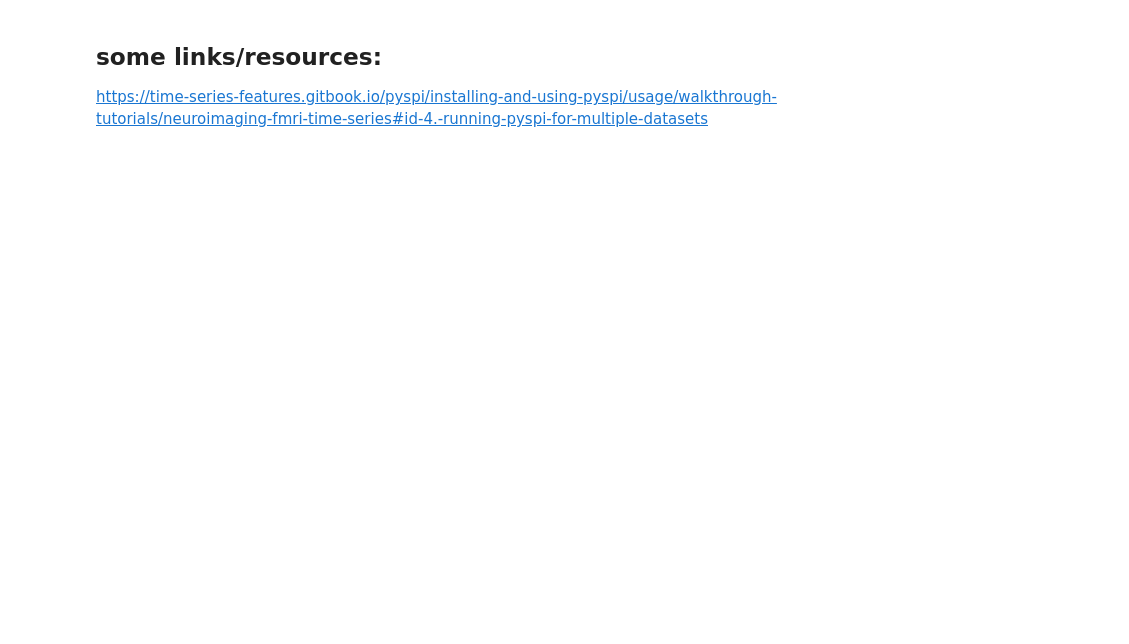
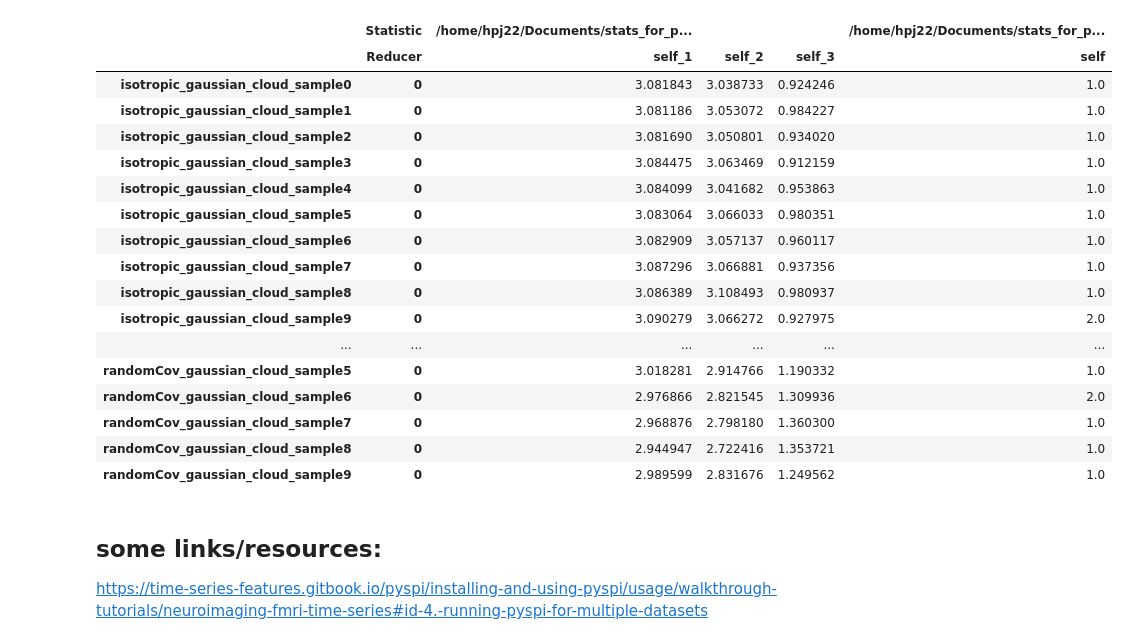
Before and after one commit to garry-cotton/pyss, a Jupyter notebook: working_analyses/hjResearch_2025/notebooks/testing_summary_stats/eda_jun2025.ipynb, the cells around one changed output. Saved outputs shown, nothing was run; the diff lists cells and outputs as text; code cells hidden in the pictures; blank space fills up the shorter version.

Commit message:
adding distance distribution stats

```diff
--- a/working_analyses/hjResearch_2025/notebooks/testing_summary_stats/eda_jun2025.ipynb
+++ b/working_analyses/hjResearch_2025/notebooks/testing_summary_stats/eda_jun2025.ipynb
@@ -25,4 +43,32 @@ cfg = Config.from_yaml(my_config_name, my_config_yaml)
+# %%
+## right now just do one --> expand code to parse all the objects in the synthetic_data dir
+
+filename_dict = {}
+
+for dataset_type in ['isotropic_gaussian_cloud', 'randomCov_gaussian_cloud']:
+
+    n_sample = 1000
+    n_feature = 10
+    base_dir = os.path.join(project_root,'data','synthetic_data',dataset_type,f'N{n_sample}_P{n_feature}')
+    # subfolder_path = os.path.join(base_dir,'k3_std1.0')
+    subfolder_path = base_dir
+
+    meta_file = os.path.join(subfolder_path, "meta.csv")
+    meta_df = pd.read_csv(meta_file)
+
+    ## change this to take sample_num from meta_df:
+    filename_dict[dataset_type] = {v.split('_')[0] : os.path.join(subfolder_path,v) for v in meta_df['filename']}
+# %%
+flat = {f"{k}_{sk}": sv for k, v in filename_dict.items() for sk, sv in v.items()}
 # %%
-calc = Calculator(df)
-calc.compute(cfg)
-results = calc.results
+res_dict = {}
+
+for sample_file in flat.keys():
+
+    sample_X = np.load(flat[sample_file])
+
+    calc = Calculator(sample_X)
+    calc.compute(cfg)
+    results = calc.results
+
+    res_dict[sample_file] = results
@@ -29,5 +100,24 @@ results = calc.results
 # %%
-results.T
+pd.concat(res_dict)
+# %% [output]
+|  | Statistic | /home/hpj22/Documents/stats_for_p... |  |  | /home/hpj22/Documents/stats_for_p... |
+|  | Reducer | self_1 | self_2 | self_3 | self |
+| isotropic_gaussian_cloud_sample0 | 0 | 3.081843 | 3.038733 | 0.924246 | 1.0 |
+| isotropic_gaussian_cloud_sample1 | 0 | 3.081186 | 3.053072 | 0.984227 | 1.0 |
+| isotropic_gaussian_cloud_sample2 | 0 | 3.081690 | 3.050801 | 0.934020 | 1.0 |
+| isotropic_gaussian_cloud_sample3 | 0 | 3.084475 | 3.063469 | 0.912159 | 1.0 |
+| isotropic_gaussian_cloud_sample4 | 0 | 3.084099 | 3.041682 | 0.953863 | 1.0 |
+| isotropic_gaussian_cloud_sample5 | 0 | 3.083064 | 3.066033 | 0.980351 | 1.0 |
+| isotropic_gaussian_cloud_sample6 | 0 | 3.082909 | 3.057137 | 0.960117 | 1.0 |
+| isotropic_gaussian_cloud_sample7 | 0 | 3.087296 | 3.066881 | 0.937356 | 1.0 |
+| isotropic_gaussian_cloud_sample8 | 0 | 3.086389 | 3.108493 | 0.980937 | 1.0 |
+| isotropic_gaussian_cloud_sample9 | 0 | 3.090279 | 3.066272 | 0.927975 | 2.0 |
+| ... | ... | ... | ... | ... | ... |
+| randomCov_gaussian_cloud_sample5 | 0 | 3.018281 | 2.914766 | 1.190332 | 1.0 |
+| randomCov_gaussian_cloud_sample6 | 0 | 2.976866 | 2.821545 | 1.309936 | 2.0 |
+| randomCov_gaussian_cloud_sample7 | 0 | 2.968876 | 2.798180 | 1.360300 | 1.0 |
+| randomCov_gaussian_cloud_sample8 | 0 | 2.944947 | 2.722416 | 1.353721 | 1.0 |
+| randomCov_gaussian_cloud_sample9 | 0 | 2.989599 | 2.831676 | 1.249562 | 1.0 |
 # %% [markdown]
 ## some links/resources:
 https://time-series-features.gitbook.io/pyspi/installing-and-using-pyspi/usage/walkthrough-tutorials/neuroimaging-fmri-time-series#id-4.-running-pyspi-for-multiple-datasets
```
Also changed, not shown: parts of 6 cells of this notebook, 6 other files.
